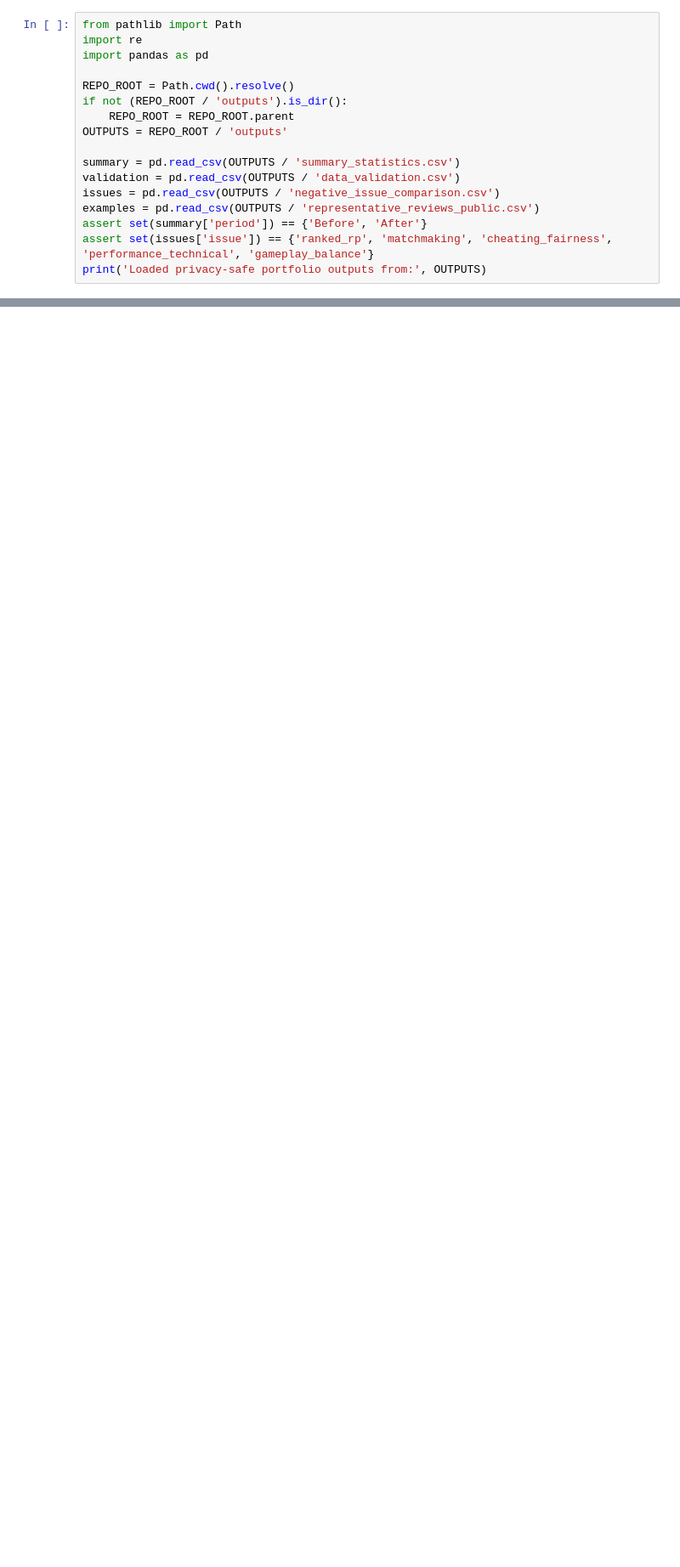
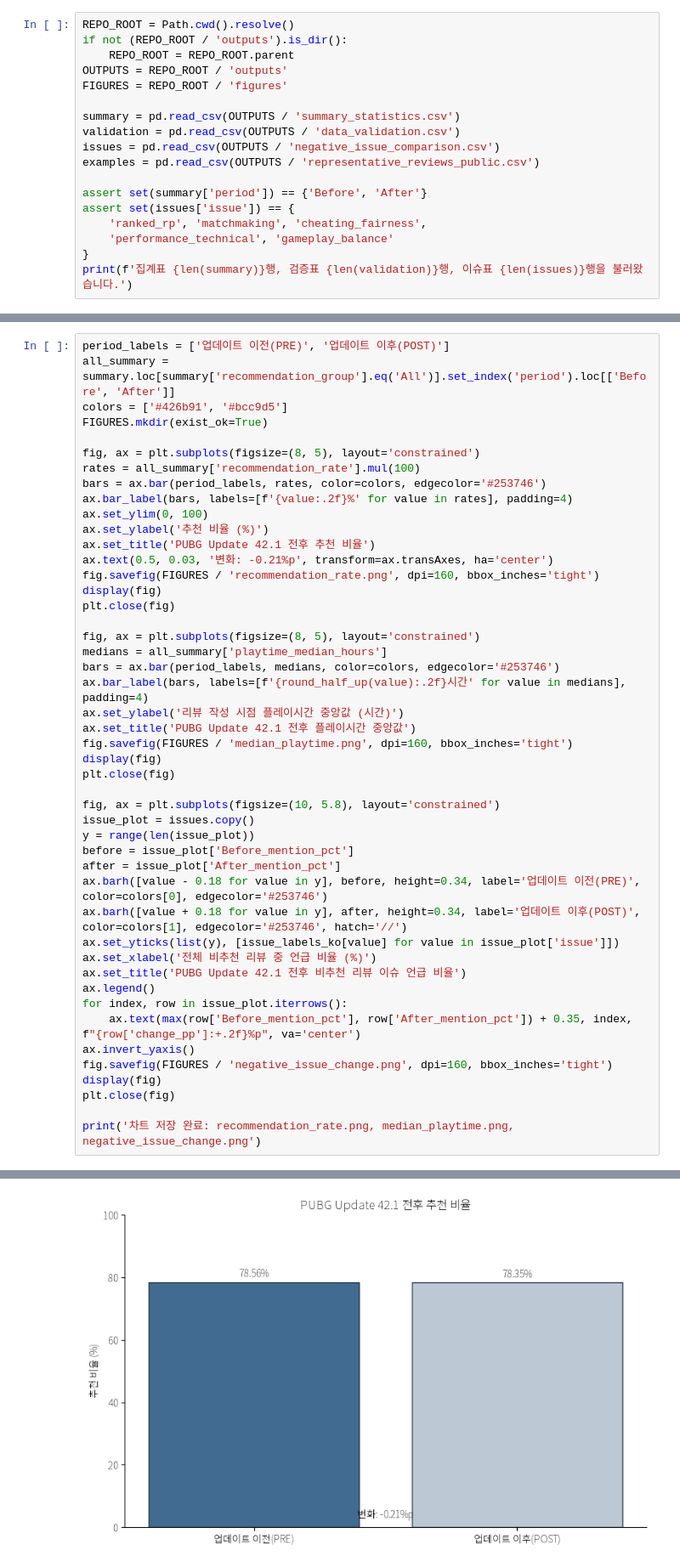
Before and after one commit to kimseryeon1346-tech/PUBG_Analysis, a Jupyter notebook: notebooks/01_pubg_update_analysis.ipynb, the cells around one changed output, grey strips where cells are left out. Shown at 85% size. Drawn from its saved outputs; the diff is of its cells as text; blank space fills up the shorter version.

Commit message:
Run and localize PUBG analysis notebook

```diff
--- a/notebooks/01_pubg_update_analysis.ipynb
+++ b/notebooks/01_pubg_update_analysis.ipynb
@@ -13,17 +52,18 @@ The repository contains only aggregate outputs and short, anonymized excerpts. N
 # %%
-from pathlib import Path
-import re
-import pandas as pd
-
 REPO_ROOT = Path.cwd().resolve()
 if not (REPO_ROOT / 'outputs').is_dir():
     REPO_ROOT = REPO_ROOT.parent
 OUTPUTS = REPO_ROOT / 'outputs'
+FIGURES = REPO_ROOT / 'figures'
 
 summary = pd.read_csv(OUTPUTS / 'summary_statistics.csv')
 validation = pd.read_csv(OUTPUTS / 'data_validation.csv')
 issues = pd.read_csv(OUTPUTS / 'negative_issue_comparison.csv')
 examples = pd.read_csv(OUTPUTS / 'representative_reviews_public.csv')
+
 assert set(summary['period']) == {'Before', 'After'}
-assert set(issues['issue']) == {'ranked_rp', 'matchmaking', 'cheating_fairness', 'performance_technical', 'gameplay_balance'}
-print('Loaded privacy-safe portfolio outputs from:', OUTPUTS)
+assert set(issues['issue']) == {
+    'ranked_rp', 'matchmaking', 'cheating_fairness',
+    'performance_technical', 'gameplay_balance'
+}
+print(f'집계표 {len(summary)}행, 검증표 {len(validation)}행, 이슈표 {len(issues)}행을 불러왔습니다.')
@@ -104,0 +194,48 @@ These are observed associations in Steam review samples, not evidence of a causa
+# %%
+period_labels = ['업데이트 이전(PRE)', '업데이트 이후(POST)']
+all_summary = summary.loc[summary['recommendation_group'].eq('All')].set_index('period').loc[['Before', 'After']]
+colors = ['#426b91', '#bcc9d5']
+FIGURES.mkdir(exist_ok=True)
+
+fig, ax = plt.subplots(figsize=(8, 5), layout='constrained')
+rates = all_summary['recommendation_rate'].mul(100)
+bars = ax.bar(period_labels, rates, color=colors, edgecolor='#253746')
+ax.bar_label(bars, labels=[f'{value:.2f}%' for value in rates], padding=4)
+ax.set_ylim(0, 100)
+ax.set_ylabel('추천 비율 (%)')
+ax.set_title('PUBG Update 42.1 전후 추천 비율')
+ax.text(0.5, 0.03, '변화: -0.21%p', transform=ax.transAxes, ha='center')
+fig.savefig(FIGURES / 'recommendation_rate.png', dpi=160, bbox_inches='tight')
+display(fig)
+plt.close(fig)
+
+fig, ax = plt.subplots(figsize=(8, 5), layout='constrained')
+medians = all_summary['playtime_median_hours']
+bars = ax.bar(period_labels, medians, color=colors, edgecolor='#253746')
+ax.bar_label(bars, labels=[f'{round_half_up(value):.2f}시간' for value in medians], padding=4)
+ax.set_ylabel('리뷰 작성 시점 플레이시간 중앙값 (시간)')
+ax.set_title('PUBG Update 42.1 전후 플레이시간 중앙값')
+fig.savefig(FIGURES / 'median_playtime.png', dpi=160, bbox_inches='tight')
+display(fig)
+plt.close(fig)
+
+fig, ax = plt.subplots(figsize=(10, 5.8), layout='constrained')
+issue_plot = issues.copy()
+y = range(len(issue_plot))
+before = issue_plot['Before_mention_pct']
+after = issue_plot['After_mention_pct']
+ax.barh([value - 0.18 for value in y], before, height=0.34, label='업데이트 이전(PRE)', color=colors[0], edgecolor='#253746')
+ax.barh([value + 0.18 for value in y], after, height=0.34, label='업데이트 이후(POST)', color=colors[1], edgecolor='#253746', hatch='//')
+ax.set_yticks(list(y), [issue_labels_ko[value] for value in issue_plot['issue']])
+ax.set_xlabel('전체 비추천 리뷰 중 언급 비율 (%)')
+ax.set_title('PUBG Update 42.1 전후 비추천 리뷰 이슈 언급 비율')
+ax.legend()
+for index, row in issue_plot.iterrows():
+    ax.text(max(row['Before_mention_pct'], row['After_mention_pct']) + 0.35, index, f"{row['change_pp']:+.2f}%p", va='center')
+ax.invert_yaxis()
+fig.savefig(FIGURES / 'negative_issue_change.png', dpi=160, bbox_inches='tight')
+display(fig)
+plt.close(fig)
+
+print('차트 저장 완료: recommendation_rate.png, median_playtime.png, negative_issue_change.png')
+# %% [output]
@@ -104,0 +244 @@ These are observed associations in Steam review samples, not evidence of a causa
+[figure, added]
```
Also changed, not shown: parts of 28 cells of this notebook, 5 other files.
